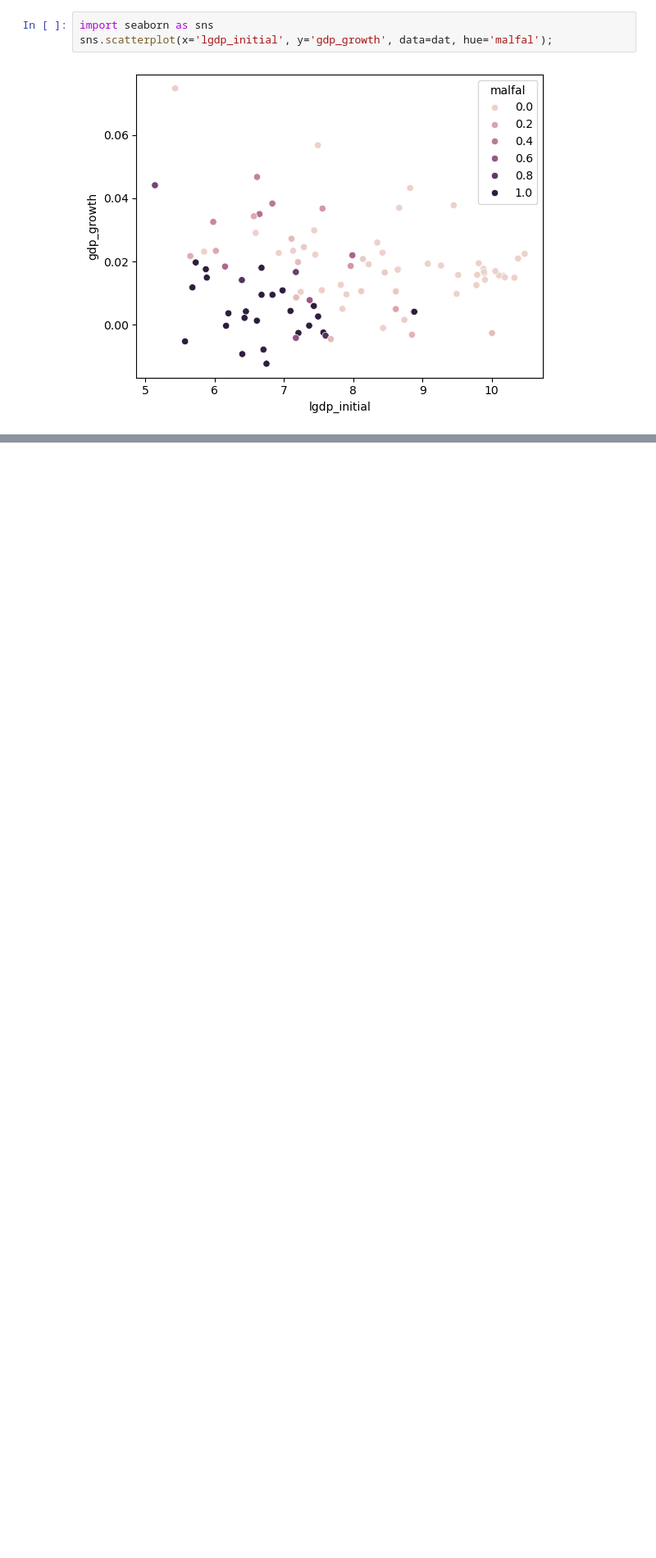
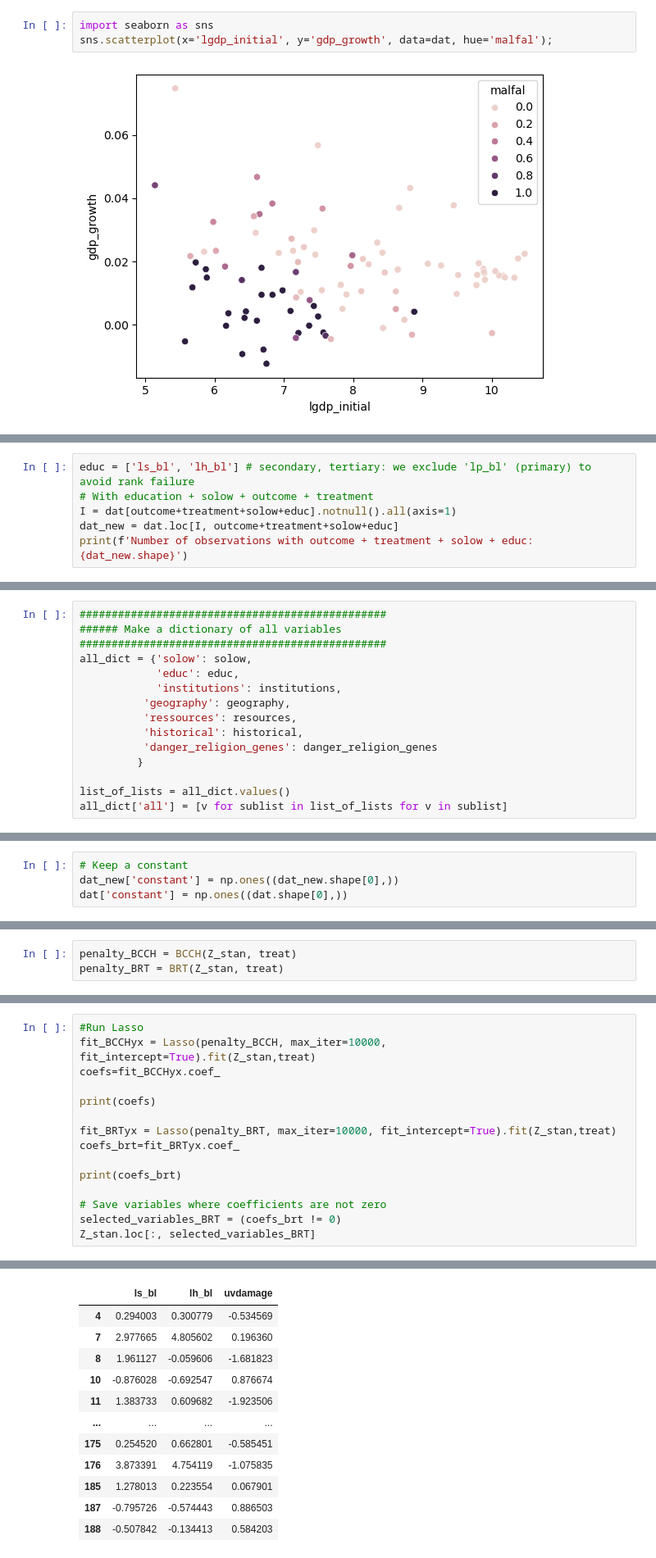
Before and after one commit to matliras/Adv_microeconometrics_assignments, a Jupyter notebook: project2/workbook.ipynb, the cells around one changed output, grey strips where cells are left out. Shown at 82% size. Saved outputs shown, nothing was run; the diff lists cells and outputs as text; blank space fills up the shorter version.

```diff
--- a/project2/workbook.ipynb
+++ b/project2/workbook.ipynb
@@ -214,0 +68,6 @@ with pd.option_context('display.max_rows', None):
+# %%
+educ = ['ls_bl', 'lh_bl'] # secondary, tertiary: we exclude 'lp_bl' (primary) to avoid rank failure
+# With education + solow + outcome + treatment
+I = dat[outcome+treatment+solow+educ].notnull().all(axis=1)
+dat_new = dat.loc[I, outcome+treatment+solow+educ]
+print(f'Number of observations with outcome + treatment + solow + educ: {dat_new.shape}')
@@ -214,0 +362,15 @@ with pd.option_context('display.max_rows', None):
+# %%
+################################################
+###### Make a dictionary of all variables
+################################################
+all_dict = {'solow': solow,
+            'educ': educ,
+            'institutions': institutions,
+          'geography': geography,
+          'ressources': resources,
+          'historical': historical,
+          'danger_religion_genes': danger_religion_genes
+         }
+
+list_of_lists = all_dict.values()
+all_dict['all'] = [v for sublist in list_of_lists for v in sublist]
@@ -214,0 +383,4 @@ with pd.option_context('display.max_rows', None):
+# %%
+# Keep a constant
+dat_new['constant'] = np.ones((dat_new.shape[0],))
+dat['constant'] = np.ones((dat.shape[0],))
@@ -214,0 +563,3 @@ with pd.option_context('display.max_rows', None):
+# %%
+penalty_BCCH = BCCH(Z_stan, treat)
+penalty_BRT = BRT(Z_stan, treat)
@@ -214,0 +570,16 @@ with pd.option_context('display.max_rows', None):
+# %%
+#Run Lasso
+fit_BCCHyx = Lasso(penalty_BCCH, max_iter=10000, fit_intercept=True).fit(Z_stan,treat)
+coefs=fit_BCCHyx.coef_
+
+print(coefs)
+
+fit_BRTyx = Lasso(penalty_BRT, max_iter=10000, fit_intercept=True).fit(Z_stan,treat)
+coefs_brt=fit_BRTyx.coef_
+
+print(coefs_brt)
+
+# Save variables where coefficients are not zero
+selected_variables_BRT = (coefs_brt != 0)
+Z_stan.loc[:, selected_variables_BRT]
+# %% [output]
@@ -214,0 +602,12 @@ with pd.option_context('display.max_rows', None):
+|  | ls_bl | lh_bl | uvdamage |
+| 4 | 0.294003 | 0.300779 | -0.534569 |
+| 7 | 2.977665 | 4.805602 | 0.196360 |
+| 8 | 1.961127 | -0.059606 | -1.681823 |
+| 10 | -0.876028 | -0.692547 | 0.876674 |
+| 11 | 1.383733 | 0.609682 | -1.923506 |
+| ... | ... | ... | ... |
+| 175 | 0.254520 | 0.662801 | -0.585451 |
+| 176 | 3.873391 | 4.754119 | -1.075835 |
+| 185 | 1.278013 | 0.223554 | 0.067901 |
+| 187 | -0.795726 | -0.574443 | 0.886503 |
+| 188 | -0.507842 | -0.134413 | 0.584203 |
```
Also changed, not shown: parts of 46 cells of this notebook, 1 other file.
